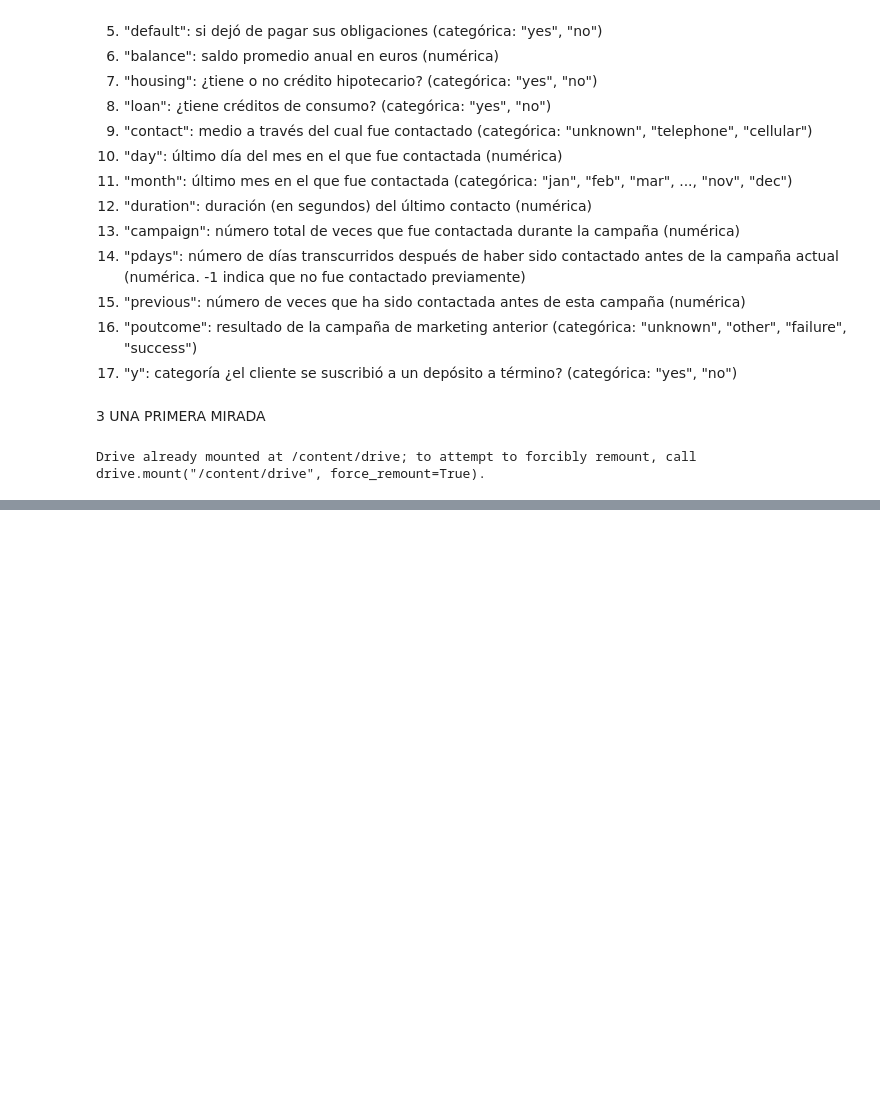
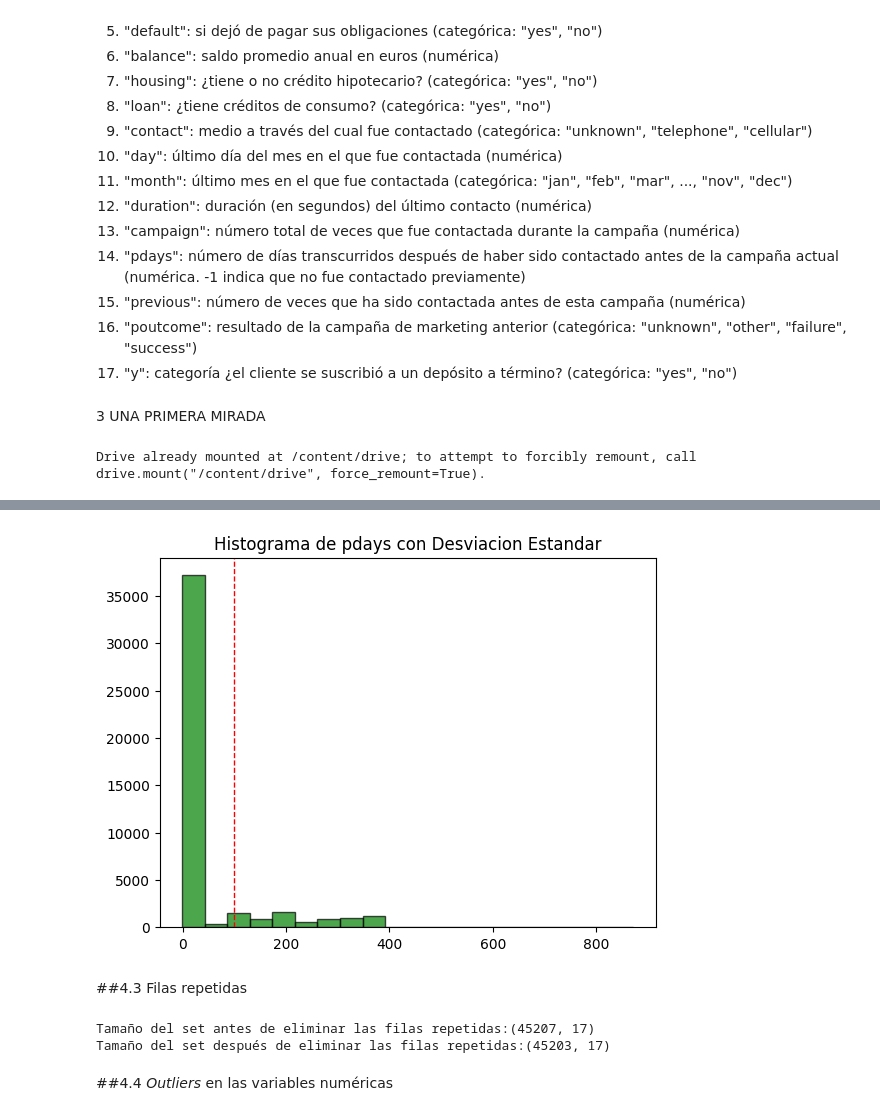
Before and after one commit to Davelascop/TalentoTech, a Jupyter notebook: Tutoria_Limpieza_de_datos.ipynb, the cells around one changed output, grey strips where cells are left out. Saved outputs shown, nothing was run; the diff lists cells and outputs as text; code cells hidden in the pictures; blank space fills up the shorter version.

```diff
--- a/Tutoria_Limpieza_de_datos.ipynb
+++ b/Tutoria_Limpieza_de_datos.ipynb
@@ -91,0 +240,27 @@ data.describe()
+# %%
+#Graficar un histograma del atributo "Pdays"
+plt.hist(data['pdays'], bins=20, color='green', edgecolor='black', alpha=0.7)
+
+#Agregar una linea vertical para mostrar la media
+plt.axvline(desviacion_estandar, color='red', linestyle='dashed', linewidth=1)
+
+#Etiquetas y titulo
+plt.xlabel=('Vaor de pdays')
+plt.ylabel=('Frecuencia')
+plt.title('Histograma de pdays con Desviacion Estandar')
+
+#Mostrar la grafica
+plt.show()
+# %% [output]
+[figure, added]
+# %% [markdown]
+##4.3 Filas repetidas
+# %%
+print(f'Tamaño del set antes de eliminar las filas repetidas:{data.shape}')
+data.drop_duplicates(inplace=True)
+print(f'Tamaño del set después de eliminar las filas repetidas:{data.shape}')
+# %% [output]
+Tamaño del set antes de eliminar las filas repetidas:(45207, 17)
+Tamaño del set después de eliminar las filas repetidas:(45203, 17)
+# %% [markdown]
+##4.4 *Outliers* en las variables numéricas
```
Also changed, not shown: parts of 16 cells of this notebook.
